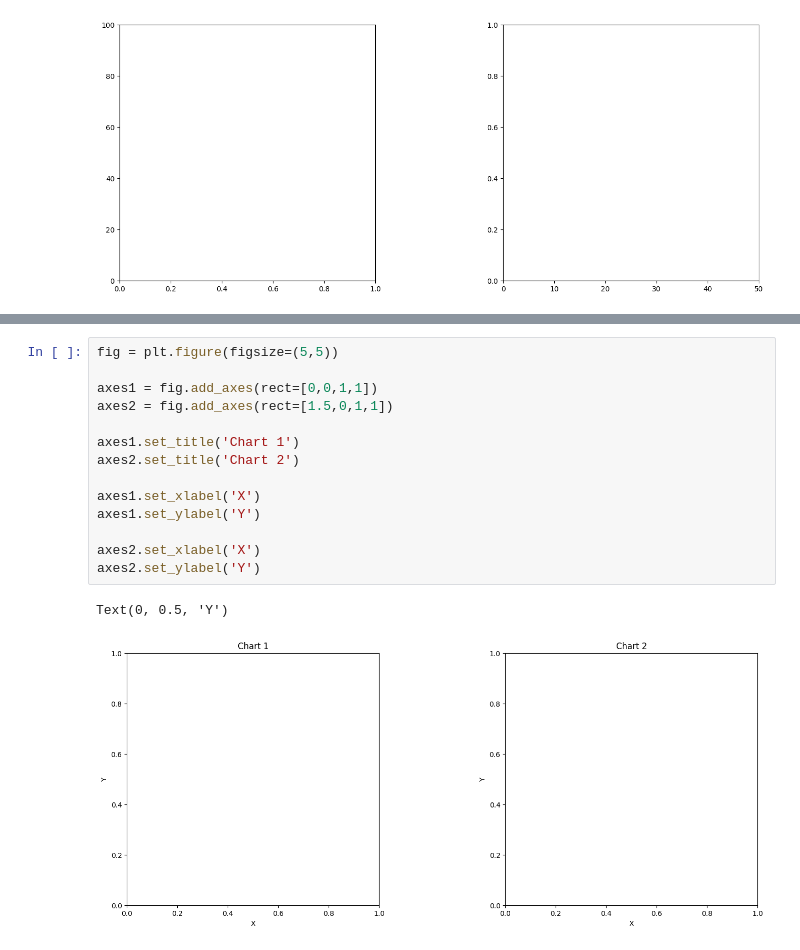
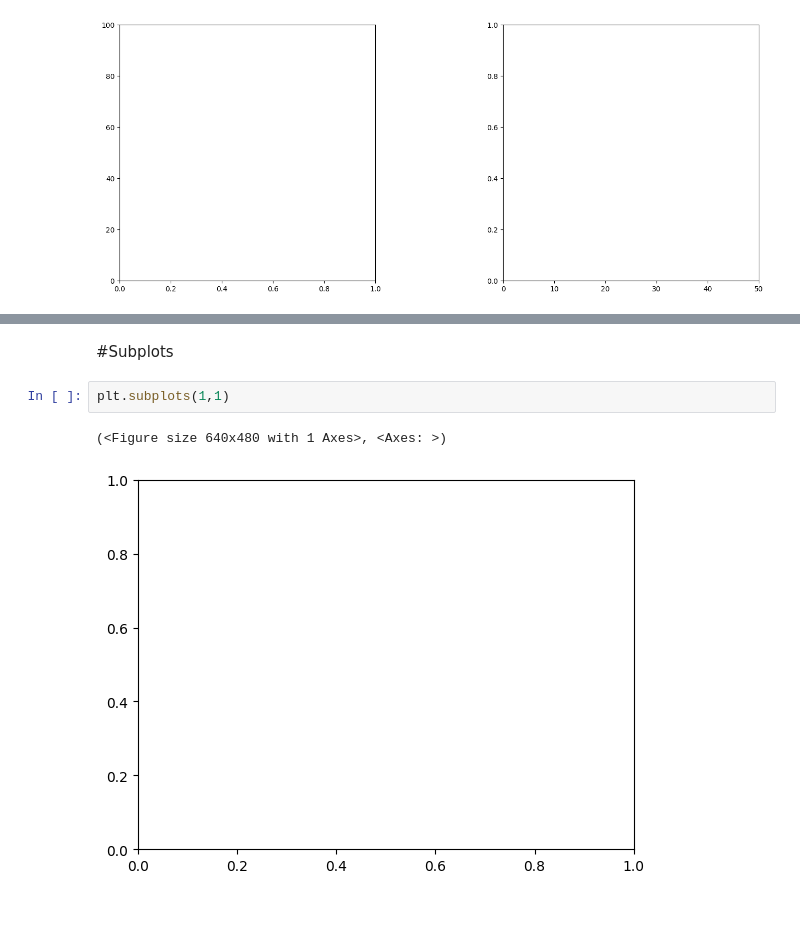
Before and after one commit to KeerthanaSistla/Python-for-Data-Analysis-Visualization, a Jupyter notebook: Matplotlib.ipynb, the cells around one changed output, grey strips where cells are left out. Drawn from its saved outputs; the diff is of its cells as text; blank space fills up the shorter version.

```diff
--- a/Matplotlib.ipynb
+++ b/Matplotlib.ipynb
@@ -135,17 +111,7 @@ Text(0.5, 1.0, 'Chart 2')
-# %%
-fig = plt.figure(figsize=(5,5))
-
-axes1 = fig.add_axes(rect=[0,0,1,1])
-axes2 = fig.add_axes(rect=[1.5,0,1,1])
-
-axes1.set_title('Chart 1')
-axes2.set_title('Chart 2')
-
-axes1.set_xlabel('X')
-axes1.set_ylabel('Y')
-
-axes2.set_xlabel('X')
-axes2.set_ylabel('Y')
-# %% [output]
-Text(0, 0.5, 'Y')
-[figure, removed]
+# %% [markdown]
+#Subplots
+# %%
+plt.subplots(1,1)
+# %% [output]
+(<Figure size 640x480 with 1 Axes>, <Axes: >)
+[figure, added]
```
Also changed, not shown: parts of 26 cells of this notebook.
